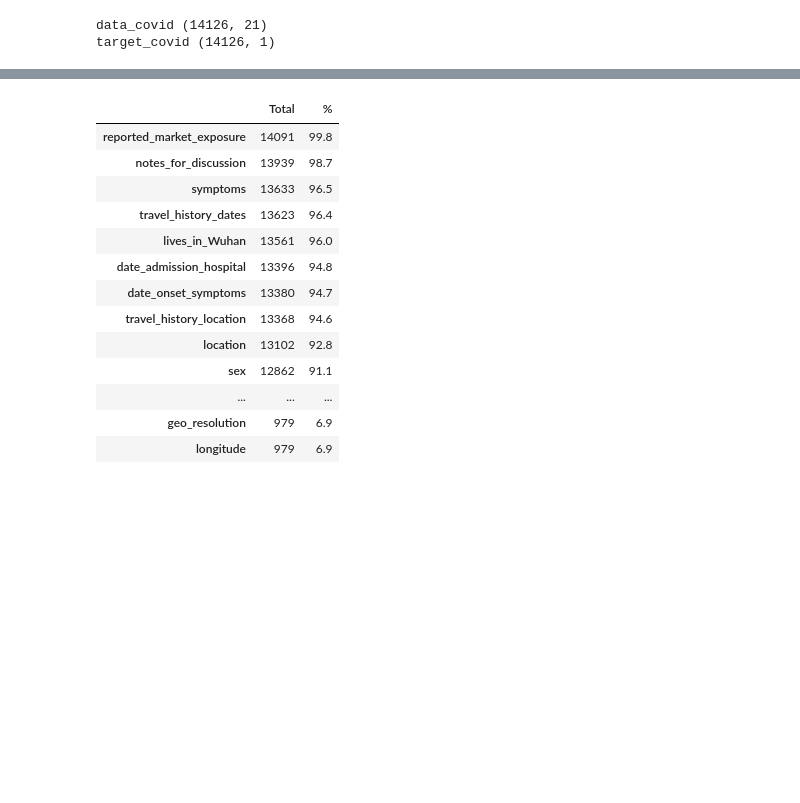
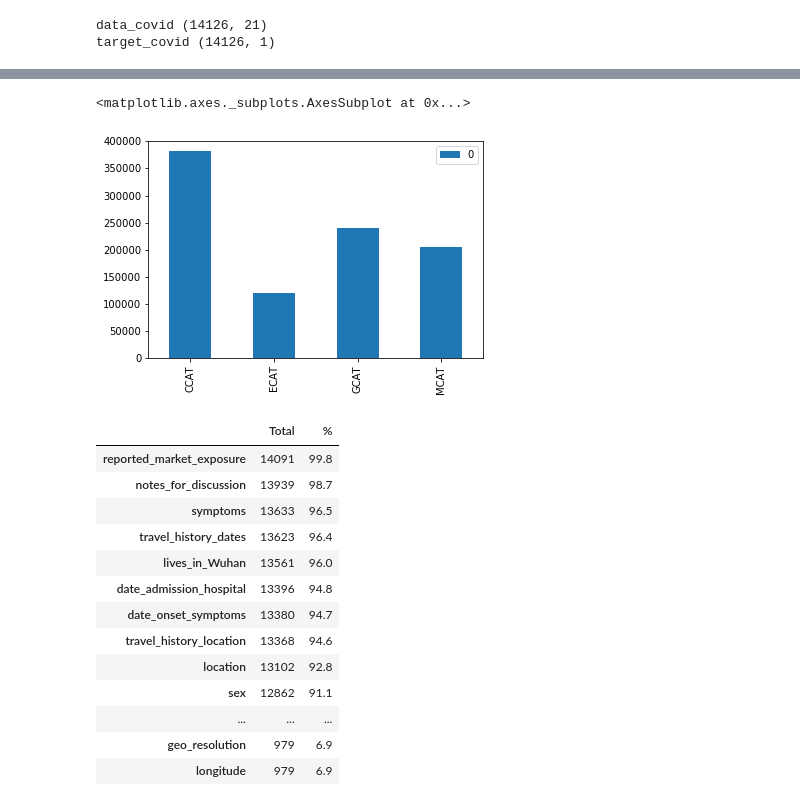
Before and after one commit to maxlataci/ia-cd, a Jupyter notebook: classificador_projeto_2/aed_projeto2.ipynb, the cells around one changed output, grey strips where cells are left out. Drawn from its saved outputs; the diff is of its cells as text; code cells hidden in the pictures; blank space fills up the shorter version.

```diff
--- a/classificador_projeto_2/aed_projeto2.ipynb
+++ b/classificador_projeto_2/aed_projeto2.ipynb
@@ -50,10 +50,10 @@ import numpy as np
 #np.savetxt("target_names.npy", rcv1.target_names, fmt="%s")
 
 # Carregando a base a partir dos arquivos salvos na primeira rodada
-#data = sparse.load_npz("data.npz")
-#target = sparse.load_npz("target.npz")
-#sample_id = np.loadtxt("sample_id.npy")
-#target_names = np.loadtxt("target_names.npy", dtype="O")
+data = sparse.load_npz("data.npz")
+target = sparse.load_npz("target.npz")
+sample_id = np.loadtxt("sample_id.npy")
+target_names = np.loadtxt("target_names.npy", dtype="O")
 
 # carregando a base do COVID
 df = pd.read_csv("COVID19_open_line_list.csv")
@@ -95,11 +110,14 @@ data_covid ['age' 'sex' 'city' 'province' 'country' 'wuhan(0)_not_wuhan(1)'
 # %%
 # Como estão distribuidas minhas classes?
 # Cada texto está vinculado a pelo menos um tópico, e até a 17 tópicos. Existem 5 ocorrências da classe 'GMIL', variando até 381.327 para a classe 'CCAT' (CCAT é a mais frequente).
 
-#r = np.zeros(103, dtype=int)
-#for i in range(target.shape[0]): # trocar para target.shape[0] para rodar com todos
-#    r = r + target[i].toarray()
-#pd.DataFrame(r[0], index=target_names).loc[['CCAT', 'ECAT', 'GCAT', 'MCAT']].plot.bar()
+r = np.zeros(103, dtype=int)
+for i in range(target.shape[0]): # trocar para target.shape[0] para rodar com todos
+    r = r + target[i].toarray()
+pd.DataFrame(r[0], index=target_names).loc[['CCAT', 'ECAT', 'GCAT', 'MCAT']].plot.bar()
+# %% [output]
+<matplotlib.axes._subplots.AxesSubplot at 0x...>
+[figure, added]
 # %%
 # Checagem se os valores estão dentro de um limite permitido ou razoável.
 
```
Also changed, not shown: parts of 14 cells of this notebook.
